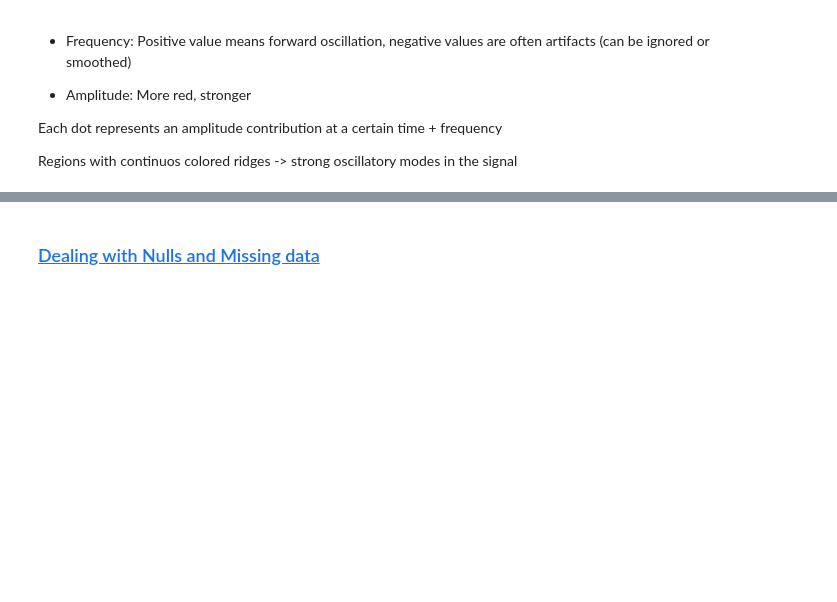
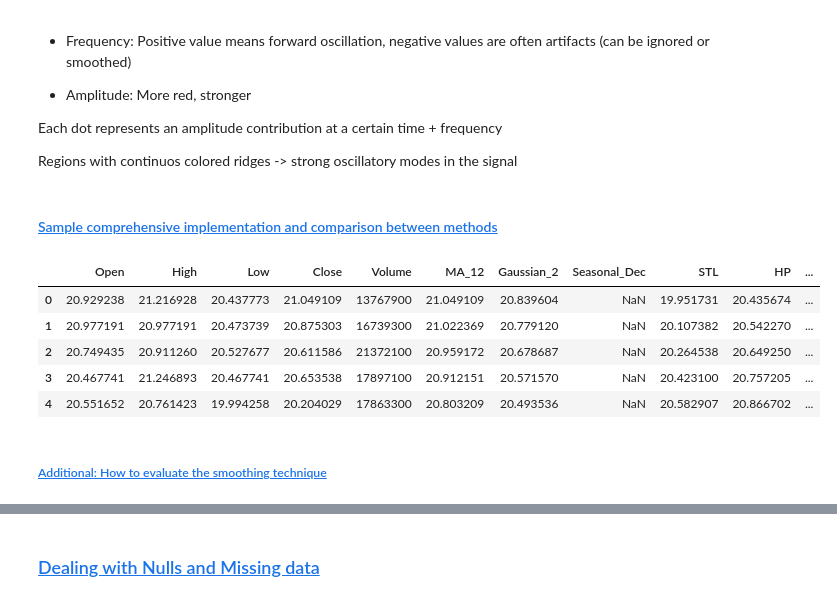
Before and after one commit to GinHikat/OmniTS_for_Stock, a Jupyter notebook: notebooks/preprocessing_benchmark.ipynb, the cells around one changed output, grey strips where cells are left out. Cells and saved outputs as stored; diff of their text form; code cells hidden in the pictures; blank space fills up the shorter version.

Commit message:
Add index extractor

```diff
--- a/notebooks/preprocessing_benchmark.ipynb
+++ b/notebooks/preprocessing_benchmark.ipynb
@@ -1778,3 +1770,25 @@ plt.show()
 Each dot represents an amplitude contribution at a certain time + frequency
 
 Regions with continuos colored ridges -> strong oscillatory modes in the signal
+# %% [markdown]
+#### <a id='toc2_2_4_6_'></a>[Sample comprehensive implementation and comparison between methods](#toc0_)
+# %%
+from src.utils.extract_stock_index import extract_index
+from src.utils.denoising import Dimensional_Denoise
+
+
+df_ABBV = extract_index("ABBV")
+
+dim_denoise = Dimensional_Denoise()
+df_ABBV = dim_denoise.apply_all(df_ABBV, 'Close')
+
+df_ABBV.head()
+# %% [output]
+|  | Open | High | Low | Close | Volume | MA_12 | Gaussian_2 | Seasonal_Dec | STL | HP | ... |
+| 0 | 20.929238 | 21.216928 | 20.437773 | 21.049109 | 13767900 | 21.049109 | 20.839604 | NaN | 19.951731 | 20.435674 | ... |
+| 1 | 20.977191 | 20.977191 | 20.473739 | 20.875303 | 16739300 | 21.022369 | 20.779120 | NaN | 20.107382 | 20.542270 | ... |
+| 2 | 20.749435 | 20.911260 | 20.527677 | 20.611586 | 21372100 | 20.959172 | 20.678687 | NaN | 20.264538 | 20.649250 | ... |
+| 3 | 20.467741 | 21.246893 | 20.467741 | 20.653538 | 17897100 | 20.912151 | 20.571570 | NaN | 20.423100 | 20.757205 | ... |
+| 4 | 20.551652 | 20.761423 | 19.994258 | 20.204029 | 17863300 | 20.803209 | 20.493536 | NaN | 20.582907 | 20.866702 | ... |
+# %% [markdown]
+##### <a id='toc2_2_4_6_1_'></a>[Additional: How to evaluate the smoothing technique](#toc0_)
```
Also changed, not shown: parts of 5 cells of this notebook.
